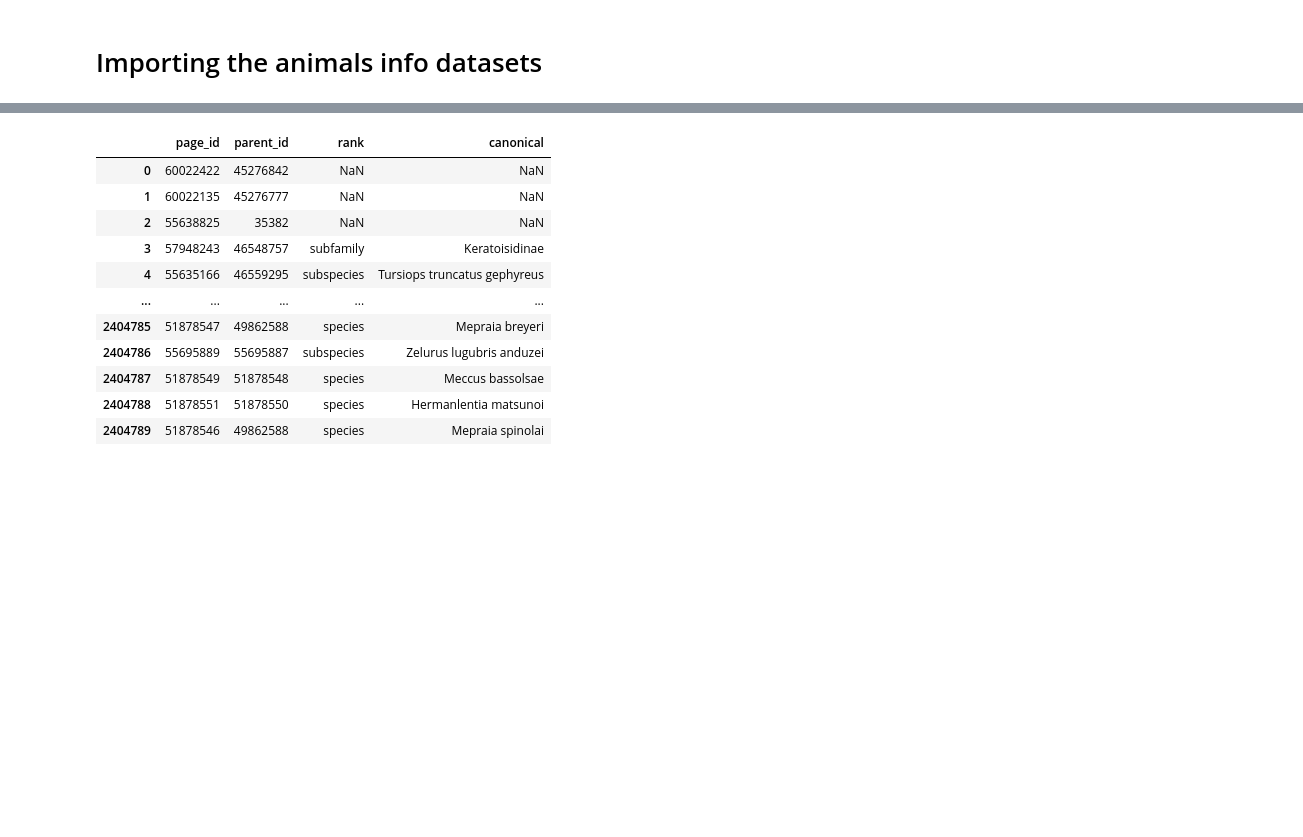
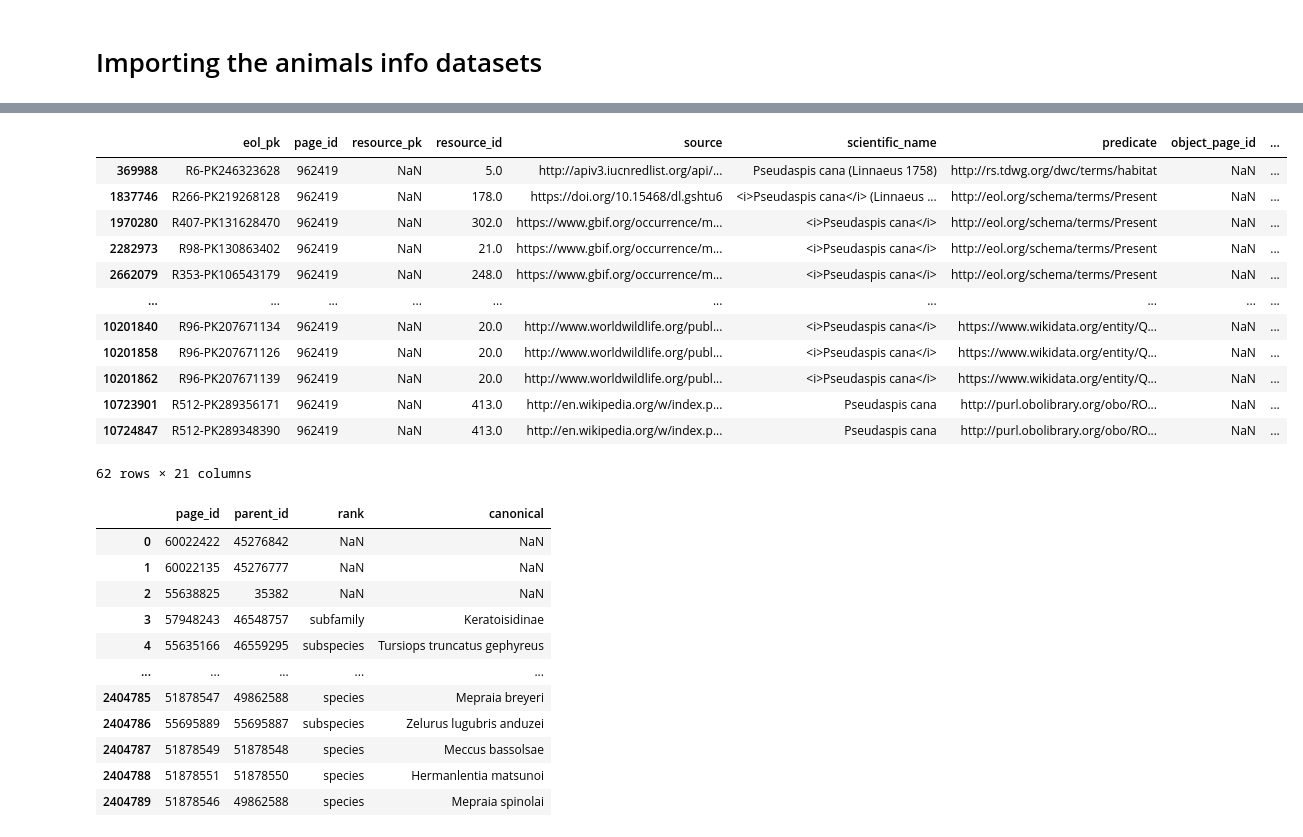
Before and after one commit to annitziak/biodiversity_analysis, a Jupyter notebook: Traits_extraction.ipynb, the cells around one changed output, grey strips where cells are left out. Drawn from its saved outputs; the diff is of its cells as text; code cells hidden in the pictures; blank space fills up the shorter version.

```diff
--- a/Traits_extraction.ipynb
+++ b/Traits_extraction.ipynb
@@ -74 +74,18 @@ DFtraits
+# %%
+# DFtraits[DFtraits['scientific_name'] == "Pseudaspis cana"]
+DFtraits[DFtraits[DFtraits['page_id'] == 962419].apply(lambda row: row.astype(str).str.contains('Q5158542').any(), axis=1)]
+# %% [output]
+|  | eol_pk | page_id | resource_pk | resource_id | source | scientific_name | predicate | object_page_id | ... |
+| 369988 | R6-PK246323628 | 962419 | NaN | 5.0 | http://apiv3.iucnredlist.org/api/... | Pseudaspis cana (Linnaeus 1758) | http://rs.tdwg.org/dwc/terms/habitat | NaN | ... |
+| 1837746 | R266-PK219268128 | 962419 | NaN | 178.0 | https://doi.org/10.15468/dl.gshtu6 | <i>Pseudaspis cana</i> (Linnaeus ... | http://eol.org/schema/terms/Present | NaN | ... |
+| 1970280 | R407-PK131628470 | 962419 | NaN | 302.0 | https://www.gbif.org/occurrence/m... | <i>Pseudaspis cana</i> | http://eol.org/schema/terms/Present | NaN | ... |
+| 2282973 | R98-PK130863402 | 962419 | NaN | 21.0 | https://www.gbif.org/occurrence/m... | <i>Pseudaspis cana</i> | http://eol.org/schema/terms/Present | NaN | ... |
+| 2662079 | R353-PK106543179 | 962419 | NaN | 248.0 | https://www.gbif.org/occurrence/m... | <i>Pseudaspis cana</i> | http://eol.org/schema/terms/Present | NaN | ... |
+| ... | ... | ... | ... | ... | ... | ... | ... | ... | ... |
+| 10201840 | R96-PK207671134 | 962419 | NaN | 20.0 | http://www.worldwildlife.org/publ... | <i>Pseudaspis cana</i> | https://www.wikidata.org/entity/Q... | NaN | ... |
+| 10201858 | R96-PK207671126 | 962419 | NaN | 20.0 | http://www.worldwildlife.org/publ... | <i>Pseudaspis cana</i> | https://www.wikidata.org/entity/Q... | NaN | ... |
+| 10201862 | R96-PK207671139 | 962419 | NaN | 20.0 | http://www.worldwildlife.org/publ... | <i>Pseudaspis cana</i> | https://www.wikidata.org/entity/Q... | NaN | ... |
+| 10723901 | R512-PK289356171 | 962419 | NaN | 413.0 | http://en.wikipedia.org/w/index.p... | Pseudaspis cana | http://purl.obolibrary.org/obo/RO... | NaN | ... |
+| 10724847 | R512-PK289348390 | 962419 | NaN | 413.0 | http://en.wikipedia.org/w/index.p... | Pseudaspis cana | http://purl.obolibrary.org/obo/RO... | NaN | ... |
+62 rows × 21 columns
 # %%
```
Also changed, not shown: parts of 7 cells of this notebook, 2 other files.
